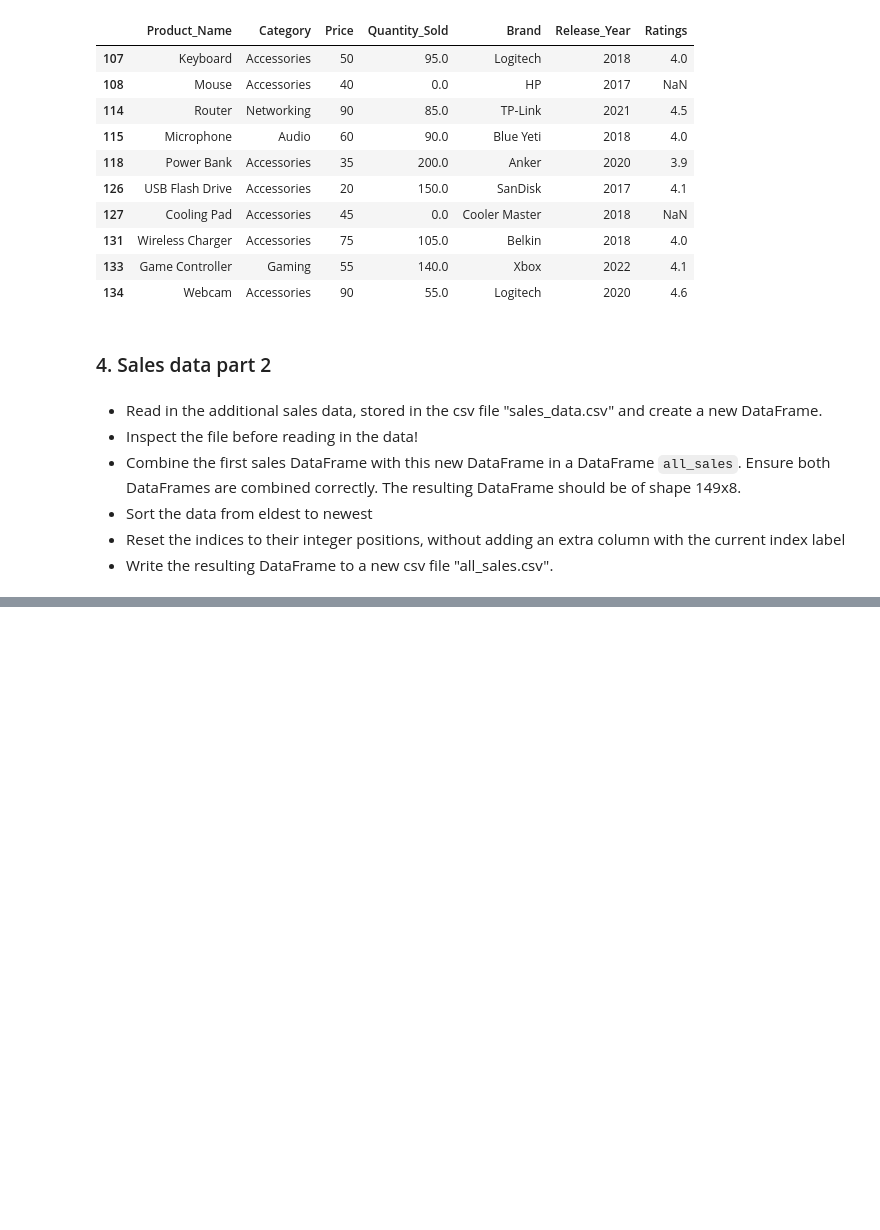
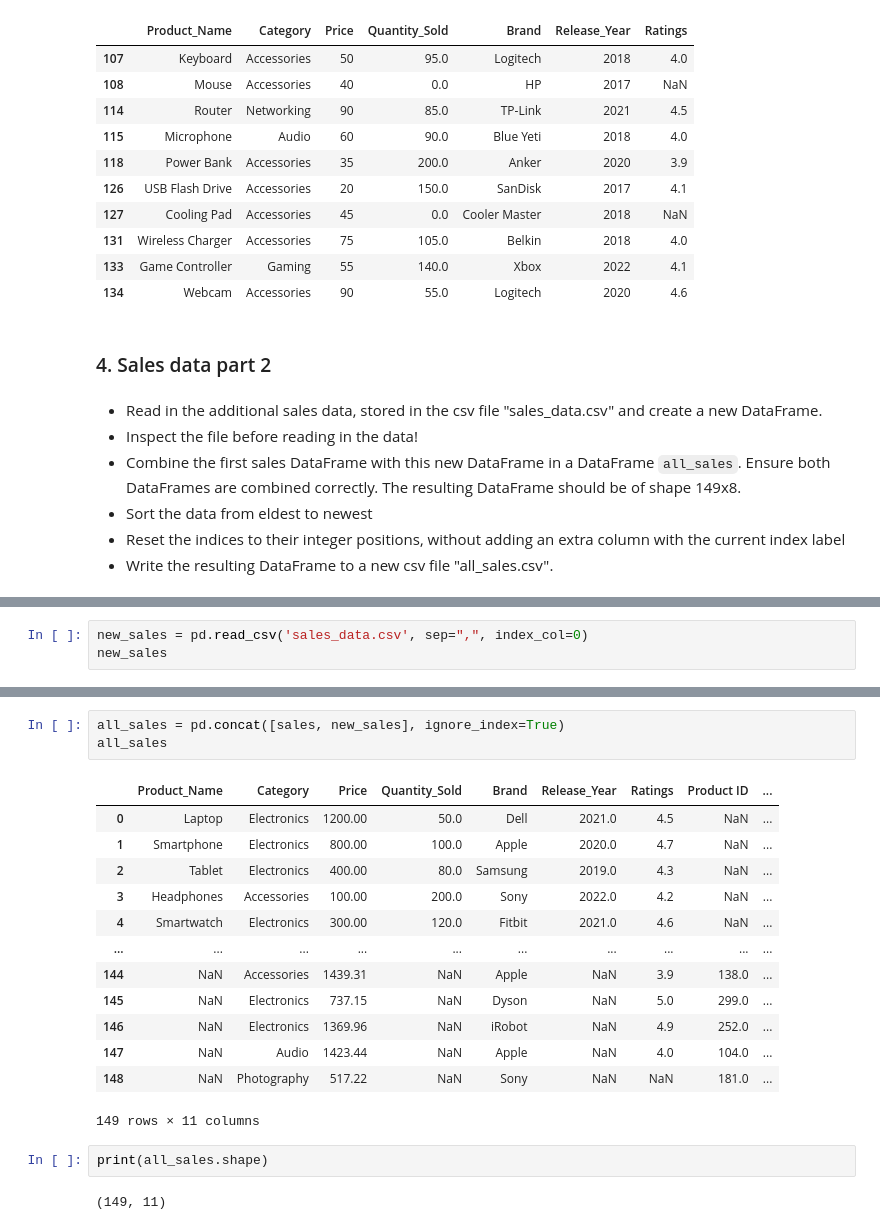
Before and after one commit to BarryDeHondt/P2-coursematerial-2425, a Jupyter notebook: 05-data-processing/02-pandas/2.3-pandas_dataframes/exercises_dataframes.ipynb, the cells around one changed output, grey strips where cells are left out. Saved outputs shown, nothing was run; the diff lists cells and outputs as text; blank space fills up the shorter version.

```diff
--- a/05-data-processing/02-pandas/2.3-pandas_dataframes/exercises_dataframes.ipynb
+++ b/05-data-processing/02-pandas/2.3-pandas_dataframes/exercises_dataframes.ipynb
@@ -654,0 +651,3 @@ sales[sales['Price'] < 100]
+# %%
+new_sales = pd.read_csv('sales_data.csv', sep=",", index_col=0)
+new_sales
@@ -654,0 +669,21 @@ sales[sales['Price'] < 100]
+# %%
+all_sales = pd.concat([sales, new_sales], ignore_index=True)
+all_sales
+# %% [output]
+|  | Product_Name | Category | Price | Quantity_Sold | Brand | Release_Year | Ratings | Product ID | ... |
+| 0 | Laptop | Electronics | 1200.00 | 50.0 | Dell | 2021.0 | 4.5 | NaN | ... |
+| 1 | Smartphone | Electronics | 800.00 | 100.0 | Apple | 2020.0 | 4.7 | NaN | ... |
+| 2 | Tablet | Electronics | 400.00 | 80.0 | Samsung | 2019.0 | 4.3 | NaN | ... |
+| 3 | Headphones | Accessories | 100.00 | 200.0 | Sony | 2022.0 | 4.2 | NaN | ... |
+| 4 | Smartwatch | Electronics | 300.00 | 120.0 | Fitbit | 2021.0 | 4.6 | NaN | ... |
+| ... | ... | ... | ... | ... | ... | ... | ... | ... | ... |
+| 144 | NaN | Accessories | 1439.31 | NaN | Apple | NaN | 3.9 | 138.0 | ... |
+| 145 | NaN | Electronics | 737.15 | NaN | Dyson | NaN | 5.0 | 299.0 | ... |
+| 146 | NaN | Electronics | 1369.96 | NaN | iRobot | NaN | 4.9 | 252.0 | ... |
+| 147 | NaN | Audio | 1423.44 | NaN | Apple | NaN | 4.0 | 104.0 | ... |
+| 148 | NaN | Photography | 517.22 | NaN | Sony | NaN | NaN | 181.0 | ... |
+149 rows × 11 columns
+# %%
+print(all_sales.shape)
+# %% [output]
+(149, 11)
```
Also changed, not shown: parts of 5 cells of this notebook, 40 other files.
